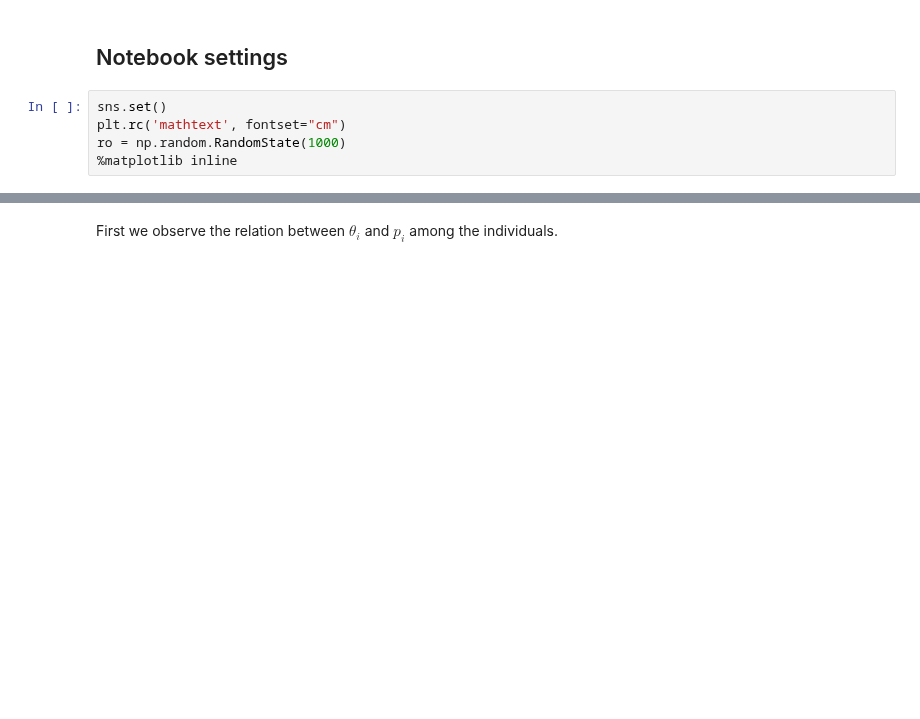
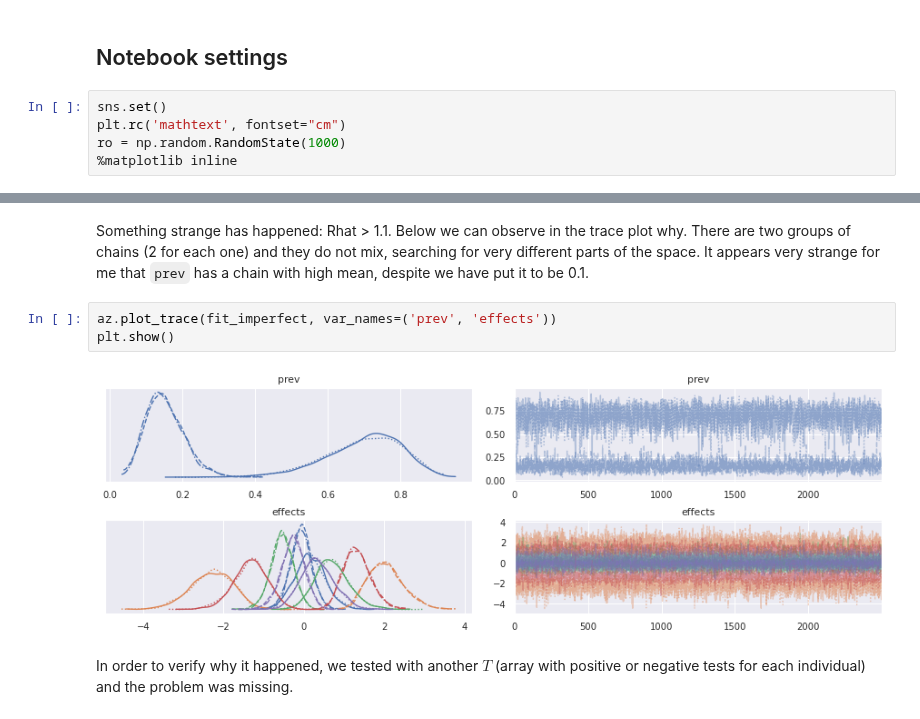
Before and after one commit to lucasmoschen/rds-bayesian-analysis-tcc, a Jupyter notebook: notebooks_book/imperfect_test.ipynb, the cells around one changed output, grey strips where cells are left out. Saved outputs shown, nothing was run; the diff lists cells and outputs as text; blank space fills up the shorter version.

```diff
--- a/notebooks_book/imperfect_test.ipynb
+++ b/notebooks_book/imperfect_test.ipynb
@@ -101,2 +174,13 @@ summary = az.summary(fit_imperfect)
-# %% [markdown]
-First we observe the relation between $\theta_i$ and $p_i$ among the individuals.
+# %% [markdown]
+Something strange has happened: Rhat > 1.1. Below we can observe in the trace
+plot why. There are two groups of chains (2 for each one) and they do not mix,
+searching for very different parts of the space. It appears very strange for
+me that `prev` has a chain with high mean, despite we have put it to be 0.1.
+# %%
+az.plot_trace(fit_imperfect, var_names=('prev', 'effects'))
+plt.show()
+# %% [output]
+[figure, added]
+# %% [markdown]
+In order to verify why it happened, we tested with another $T$ (array with
+positive or negative tests for each individual) and the problem was missing.
```
Also changed, not shown: parts of 20 cells of this notebook.
